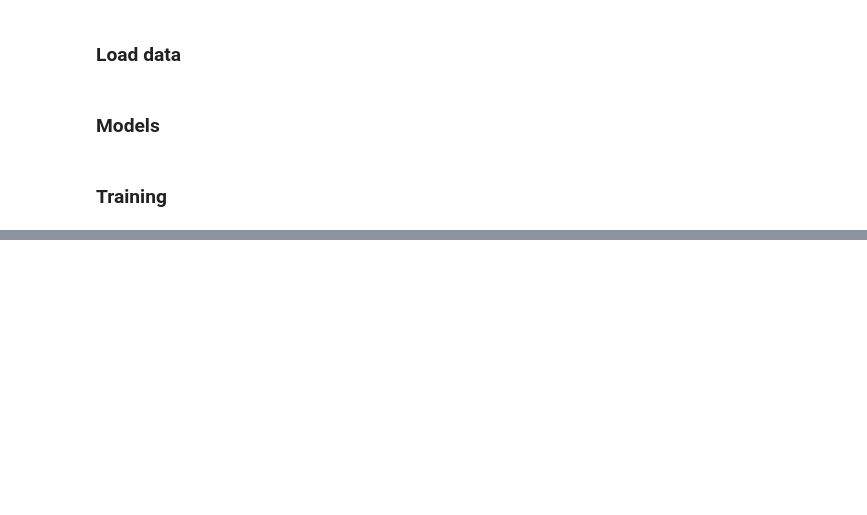
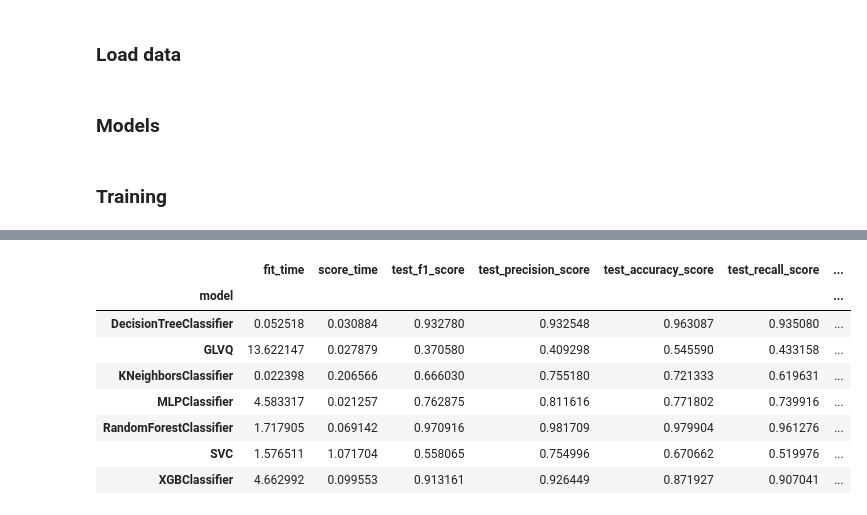
Before and after one commit to MatheusRDG/machine_learning_ufpe_2023_2, a Jupyter notebook: notebooks/03_modeling.ipynb, the cells around one changed output, grey strips where cells are left out. Cells and saved outputs as stored; diff of their text form; code cells hidden in the pictures; blank space fills up the shorter version.

```diff
--- a/notebooks/03_modeling.ipynb
+++ b/notebooks/03_modeling.ipynb
@@ -117,0 +207,26 @@ models_results
+# %%
+models = [
+    KNeighborsClassifier(),
+    GLVQ(),
+    SVC(),
+    DecisionTreeClassifier(),
+    RandomForestClassifier(),
+    XGBClassifier(),
+    MLPClassifier(),
+]
+
+stratified_crossval_results = model_results_to_df(
+    stratified_cross_val(models, ds_train, n_folds=10, n_splits=5)
+)
+# %%
+stratified_crossval_results.groupby("model").mean()
+# %% [output]
+|  | fit_time | score_time | test_f1_score | test_precision_score | test_accuracy_score | test_recall_score | ... |
+| model |  |  |  |  |  |  | ... |
+| DecisionTreeClassifier | 0.052518 | 0.030884 | 0.932780 | 0.932548 | 0.963087 | 0.935080 | ... |
+| GLVQ | 13.622147 | 0.027879 | 0.370580 | 0.409298 | 0.545590 | 0.433158 | ... |
+| KNeighborsClassifier | 0.022398 | 0.206566 | 0.666030 | 0.755180 | 0.721333 | 0.619631 | ... |
+| MLPClassifier | 4.583317 | 0.021257 | 0.762875 | 0.811616 | 0.771802 | 0.739916 | ... |
+| RandomForestClassifier | 1.717905 | 0.069142 | 0.970916 | 0.981709 | 0.979904 | 0.961276 | ... |
+| SVC | 1.576511 | 1.071704 | 0.558065 | 0.754996 | 0.670662 | 0.519976 | ... |
+| XGBClassifier | 4.662992 | 0.099553 | 0.913161 | 0.926449 | 0.871927 | 0.907041 | ... |
```
Also changed, not shown: parts of 9 cells of this notebook, 1 other file.
